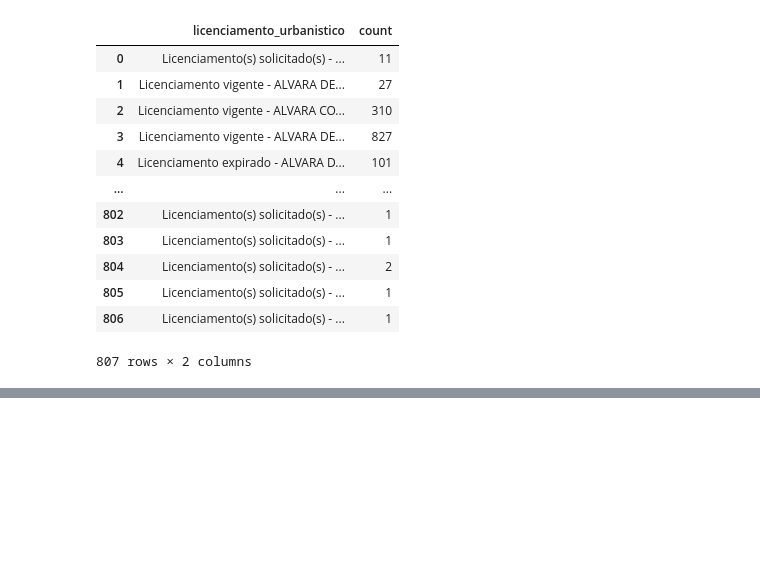
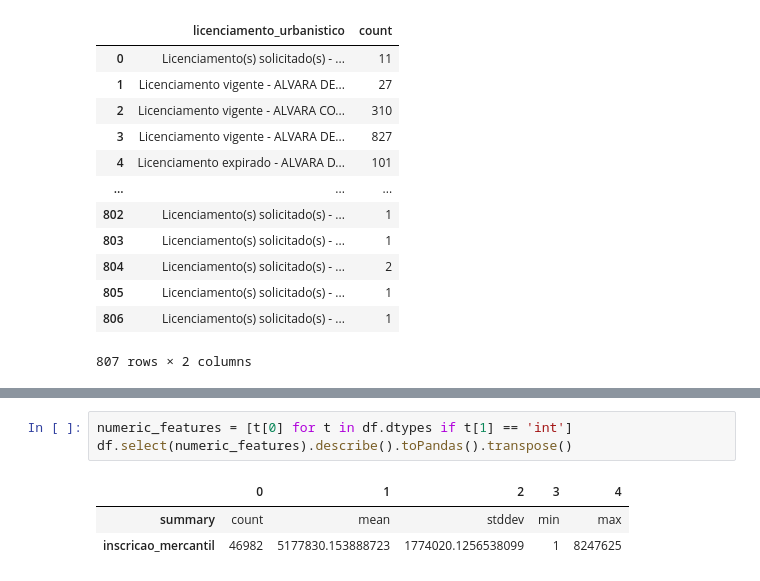
Before and after one commit to VictoriaPriscila28/Big-Data, a Jupyter notebook: Trabalho/Parte2/licenciamentoUrb_carregamentoDados.ipynb, the cells around one changed output, grey strips where cells are left out. Saved outputs shown, nothing was run; the diff lists cells and outputs as text; blank space fills up the shorter version.

```diff
--- a/Trabalho/Parte2/licenciamentoUrb_carregamentoDados.ipynb
+++ b/Trabalho/Parte2/licenciamentoUrb_carregamentoDados.ipynb
@@ -115,0 +130,7 @@ df.groupby('licenciamento_urbanistico').count().toPandas()
+# %%
+numeric_features = [t[0] for t in df.dtypes if t[1] == 'int']
+df.select(numeric_features).describe().toPandas().transpose()
+# %% [output]
+|  | 0 | 1 | 2 | 3 | 4 |
+| summary | count | mean | stddev | min | max |
+| inscricao_mercantil | 46982 | 5177830.153888723 | 1774020.1256538099 | 1 | 8247625 |
```
Also changed, not shown: parts of 10 cells of this notebook.
